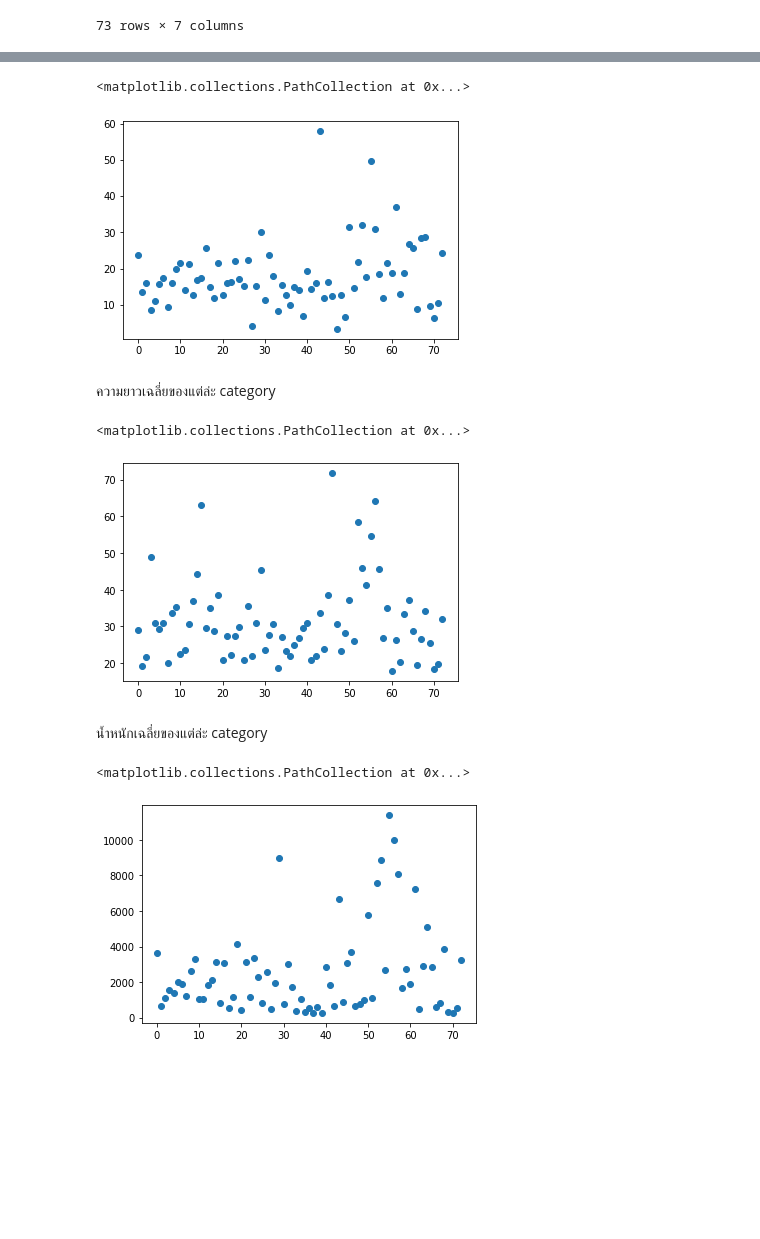
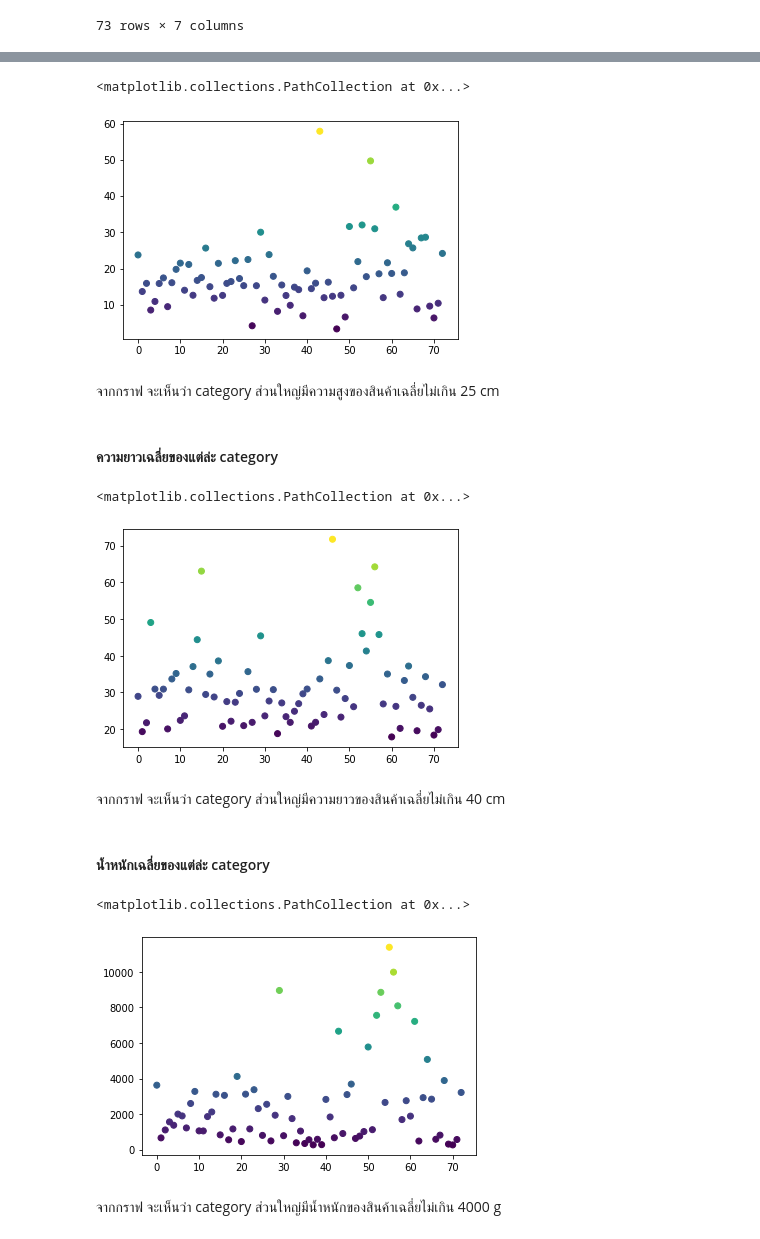
Before and after one commit to jittakorn-ch/DWDM21, a Jupyter notebook: Group_Project.ipynb, the cells around one changed output, grey strips where cells are left out. Cells and saved outputs as stored; diff of their text form; code cells hidden in the pictures; blank space fills up the shorter version.

```diff
--- a/Group_Project.ipynb
+++ b/Group_Project.ipynb
@@ -757,22 +771,28 @@ plt.scatter(range(len(data_mean.iloc[:,2])),data_mean.iloc[:,2])
 # %%
 #พล็อตกราฟ scatter ความสูงเฉลี่ยของแต่ล่ะ category
-plt.scatter(range(len(data_mean.iloc[:,3])),data_mean.iloc[:,3])
+plt.scatter(range(len(data_mean.iloc[:,3])),data_mean.iloc[:,3],c=0.3*data_mean.iloc[:,3])
 # %% [output]
 <matplotlib.collections.PathCollection at 0x...>
-[figure, old version]
+[figure, new version]
+# %% [markdown]
+จากกราฟ จะเห็นว่า category ส่วนใหญ่มีความสูงของสินค้าเฉลี่ยไม่เกิน 25 cm
 # %% [markdown]
-ความยาวเฉลี่ยของแต่ล่ะ category
+#### ความยาวเฉลี่ยของแต่ล่ะ category
 # %%
 #พล็อตกราฟ scatter ความยาวเฉลี่ยของแต่ล่ะ category
-plt.scatter(range(len(data_mean.iloc[:,4])),data_mean.iloc[:,4])
+plt.scatter(range(len(data_mean.iloc[:,4])),data_mean.iloc[:,4],c=0.3*data_mean.iloc[:,4])
 # %% [output]
 <matplotlib.collections.PathCollection at 0x...>
-[figure, old version]
+[figure, new version]
+# %% [markdown]
+จากกราฟ จะเห็นว่า category ส่วนใหญ่มีความยาวของสินค้าเฉลี่ยไม่เกิน 40 cm
 # %% [markdown]
-น้ำหนักเฉลี่ยของแต่ล่ะ category
+#### น้ำหนักเฉลี่ยของแต่ล่ะ category
 # %%
 #พล็อตกราฟ scatter น้ำหนักเฉลี่ยของแต่ล่ะ category
-plt.scatter(range(len(data_mean.iloc[:,5])),data_mean.iloc[:,5])
+plt.scatter(range(len(data_mean.iloc[:,5])),data_mean.iloc[:,5],c=0.3*data_mean.iloc[:,5])
 # %% [output]
 <matplotlib.collections.PathCollection at 0x...>
-[figure, old version]
+[figure, new version]
+# %% [markdown]
+จากกราฟ จะเห็นว่า category ส่วนใหญ่มีน้ำหนักของสินค้าเฉลี่ยไม่เกิน 4000 g
```
Also changed, not shown: parts of 20 cells of this notebook.
